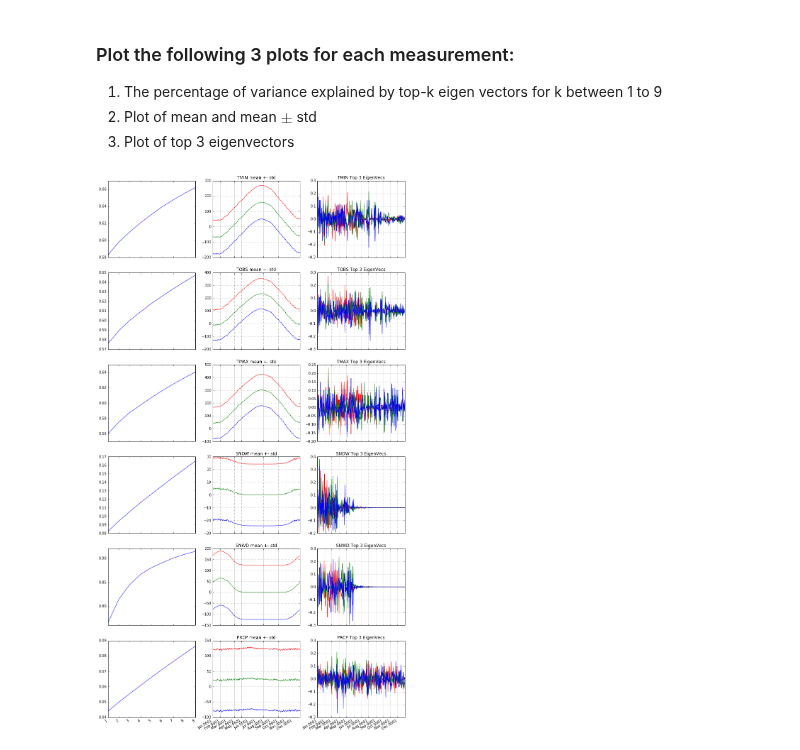
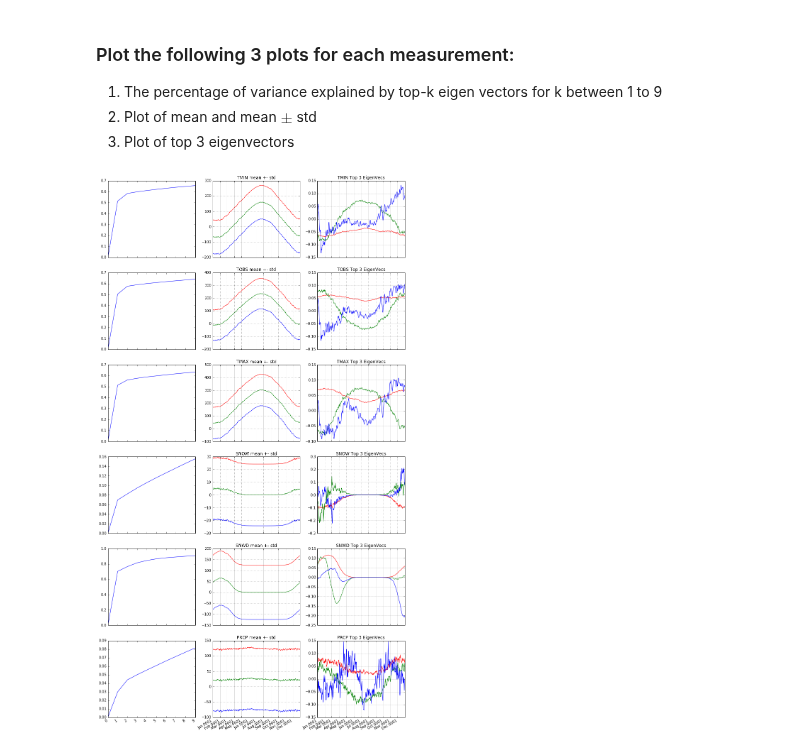
Before and after one commit to snazrul1/ssnazrul, a Jupyter notebook: DSE230/HW3/1.PCA_analysis-HW-Copy.ipynb, the cells around one changed output. Drawn from its saved outputs; the diff is of its cells as text; code cells hidden in the pictures.

```diff
--- a/DSE230/HW3/1.PCA_analysis-HW-Copy.ipynb
+++ b/DSE230/HW3/1.PCA_analysis-HW-Copy.ipynb
@@ -167,33 +163,35 @@ using code cells and graphs. If you need more data that is available only in the
 # %%
 fig=figure(figsize=(15,30))
 offset=1
 for meas in STAT.keys():
     subplot(6,3,offset)
     offset+=1
     ## Your code for percentage of variance explained
-    ve_list = []
-    for i in range(1,10):
-        eigval = STAT[meas]['eigval']
-        variance_explained = np.sum(eigval[0:i+1])/np.sum(eigval)
+    ve_list = [0]
+    variance_explained = 0
+    eigval = STAT[meas]['eigval']
+    tot = np.sum(eigval)
+    for i in range(9):
+        variance_explained += eigval[i]/tot
         ve_list.append(variance_explained)
-    plt.plot(np.linspace(1,9,9), ve_list, 'b')
+    plt.plot(range(10), ve_list, 'b')
 
     subplot(6,3,offset)
     offset+=1
     ## Your code for mean and mean +- std
     YearlyPlots(STAT[meas]['Mean']+STAT[meas]['std'], c='r')
     YearlyPlots(STAT[meas]['Mean'], c='g')
     YearlyPlots(STAT[meas]['Mean']-STAT[meas]['std'],ttl=meas+' mean +- std', c='b')
 
     subplot(6,3,offset)
     offset+=1
     ## Your code for top-3 eigenvectors
     yearday=[i for i in range(1,366)]
-    plot_date(yearday,STAT[meas]['eigvec'][0], 'r-', )
-    plot_date(yearday,STAT[meas]['eigvec'][1], 'g-', )
-    plot_date(yearday,STAT[meas]['eigvec'][2], 'b-', )
+    plot_date(yearday,STAT[meas]['eigvec'][:,0], 'r-', )
+    plot_date(yearday,STAT[meas]['eigvec'][:,1], 'g-', )
+    plot_date(yearday,STAT[meas]['eigvec'][:,2], 'b-', )
     plt.title(meas+' Top 3 EigenVecs')
     fig.autofmt_xdate()
     plt.grid()
 # %% [output]
-[figure, old version]
+[figure, new version]
```
Also changed, not shown: parts of 1 cell of this notebook.
